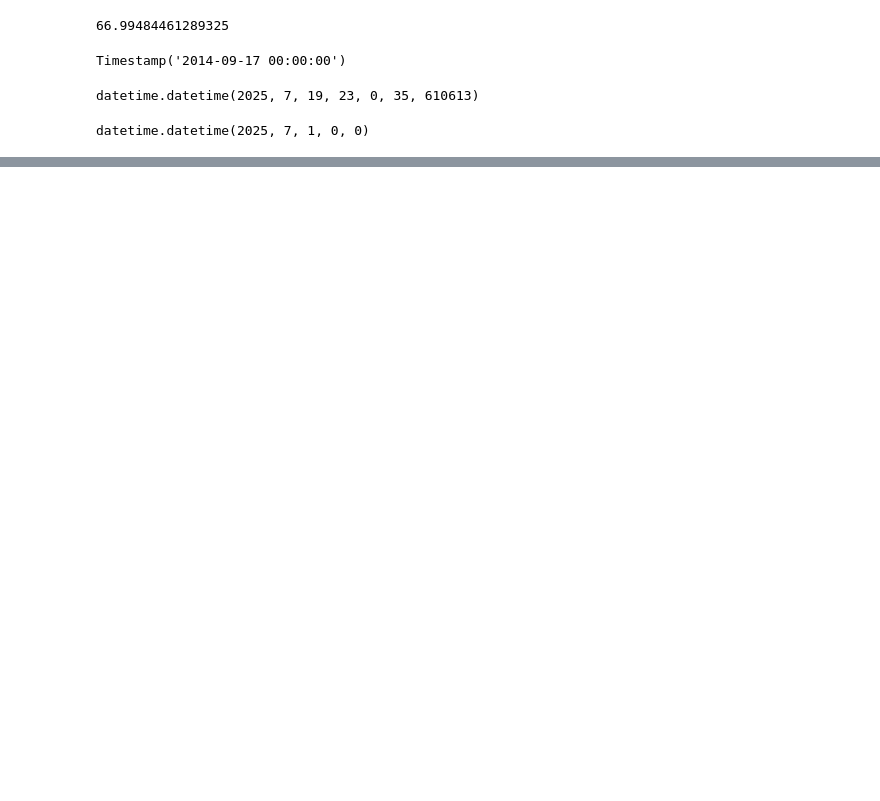
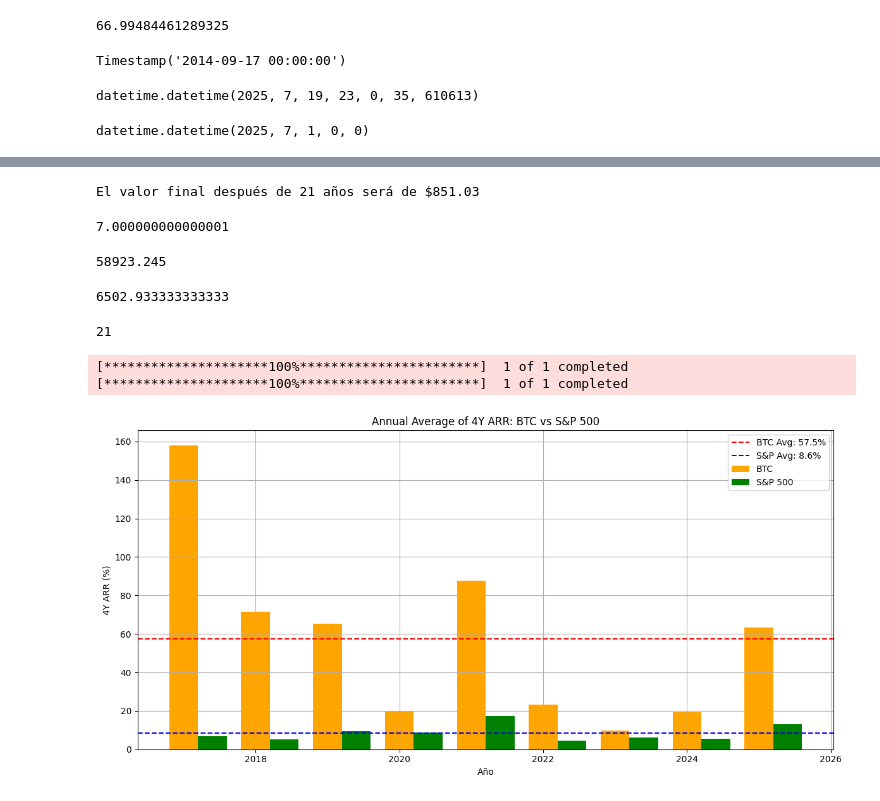
Before and after one commit to alexandergribenchenko/Data_Science_Finanzas, a Jupyter notebook: DS_FIN_02_Mercados.ipynb, the cells around one changed output, grey strips where cells are left out. Cells and saved outputs as stored; diff of their text form; code cells hidden in the pictures; blank space fills up the shorter version.

```diff
--- a/DS_FIN_02_Mercados.ipynb
+++ b/DS_FIN_02_Mercados.ipynb
@@ -314,0 +475,79 @@ datetime.datetime(2025, 7, 1, 0, 0)
+# %%
+def calcular_valor_final(valor_inicial, tasa_interes, tiempo_años):
+    if valor_inicial <= 0 or tasa_interes < 0 or tiempo_años < 0:
+        raise ValueError("Los valores deben ser positivos.")
+    return valor_inicial * (1 + tasa_interes) ** tiempo_años
+
+# Ejemplo:
+VI = 115      # Valor inicial
+r = 0.10        # Tasa de interés (8%)
+t = 21              # Tiempo en años
+
+VF = calcular_valor_final(VI, r, t)
+print(f"El valor final después de {t} años será de ${VF:,.2f}")
+# %% [output]
+El valor final después de 21 años será de $851.03
+# %%
+(280/4000)*100
+# %% [output]
+7.000000000000001
+# %%
+117846.49/2
+# %% [output]
+58923.245
+# %%
+1_950_880*0.04/12
+# %% [output]
+6502.933333333333
+# %%
+2046-2025
+# %% [output]
+21
+# %%
+import pandas as pd
+import yfinance as yf
+import matplotlib.pyplot as plt
+
+# Descargar precios mensuales de BTC y S&P500
+btc = yf.download('BTC-USD', start='2010-01-01', interval='1mo', auto_adjust=True)
+sp500 = yf.download('^GSPC', start='2010-01-01', interval='1mo', auto_adjust=True)
+
+# Usar el cierre ajustado y resamplear a cierre de fin de año
+btc_annual = btc['Close'].resample('Y').last()
+sp500_annual = sp500['Close'].resample('Y').last()
+
+# Unir en un solo DataFrame usando concat y alinear fechas
+df = pd.concat([btc_annual, sp500_annual], axis=1)
+df.columns = ['BTC', 'S&P500']
+df.dropna(inplace=True)
+
+# Calcular ARR a 4 años con ventana móvil
+def calc_arr(series, years=4):
+    arr_list = []
+    for i in range(len(series) - years + 1):
+        start = series.iloc[i]
+        end = series.iloc[i + years - 1]
+        arr = (end / start) ** (1 / years) - 1
+        arr_list.append(arr * 100)
+    return pd.Series(arr_list, index=series.index[years - 1:])
+
+btc_arr = calc_arr(df['BTC'])
+sp_arr = calc_arr(df['S&P500'])
+
+# Graficar
+plt.figure(figsize=(12, 6))
+plt.bar(btc_arr.index.year, btc_arr, width=0.4, label='BTC', color='orange')
+plt.bar(sp_arr.index.year + 0.4, sp_arr, width=0.4, label='S&P 500', color='green')
+plt.axhline(y=btc_arr.mean(), color='red', linestyle='--', label=f'BTC Avg: {btc_arr.mean():.1f}%')
+plt.axhline(y=sp_arr.mean(), color='blue', linestyle='--', label=f'S&P Avg: {sp_arr.mean():.1f}%')
+plt.xlabel('Año')
+plt.ylabel('4Y ARR (%)')
+plt.title('Annual Average of 4Y ARR: BTC vs S&P 500')
+plt.legend()
+plt.grid(True)
+plt.tight_layout()
+plt.show()
+# %% [output]
+[*********************100%***********************]  1 of 1 completed
+[*********************100%***********************]  1 of 1 completed
+[figure, added]
```
Also changed, not shown: parts of 14 cells of this notebook.
